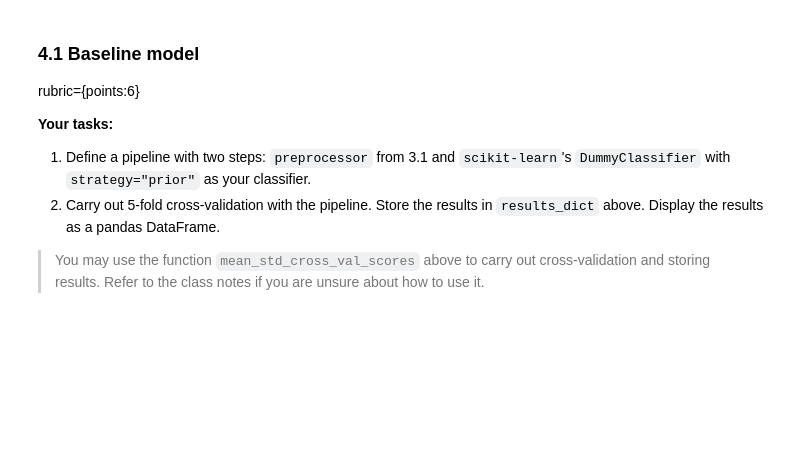
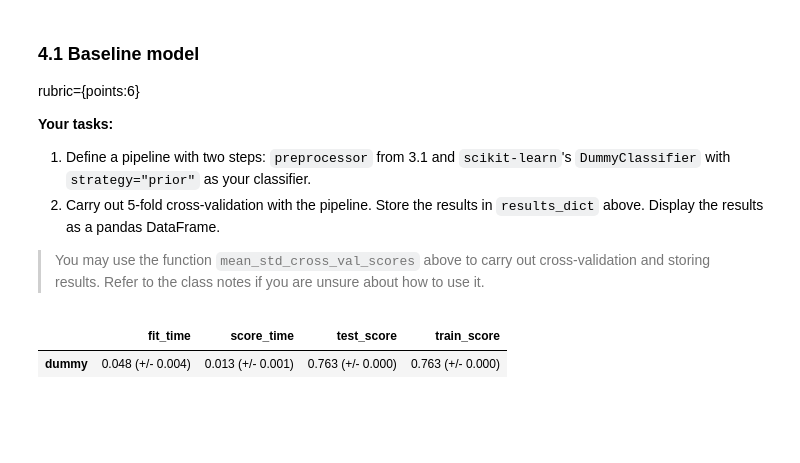
Before and after one commit to SilentM/cpsc330-2021W2, a Jupyter notebook: hw/hw3/hw3.ipynb, the cells around one changed output. Saved outputs shown, nothing was run; the diff lists cells and outputs as text; code cells hidden in the pictures; blank space fills up the shorter version.

```diff
--- a/hw/hw3/hw3.ipynb
+++ b/hw/hw3/hw3.ipynb
@@ -376,6 +376,15 @@ rubric={points:6}
 2. Carry out 5-fold cross-validation with the pipeline. Store the results in `results_dict` above. Display the results as a pandas DataFrame.
 
 > You may use the function `mean_std_cross_val_scores` above to carry out cross-validation and storing results. Refer to the class notes if you are unsure about how to use it.
+# %%
+base_pipe = make_pipeline(preprocessor, DummyClassifier(strategy="prior"))
+base_pipe
+
+results_dict["dummy"] = mean_std_cross_val_scores(base_pipe, X_train, y_train, cv=5, return_train_score=True)
+pd.DataFrame(results_dict).T
+# %% [output]
+|  | fit_time | score_time | test_score | train_score |
+| dummy | 0.048 (+/- 0.004) | 0.013 (+/- 0.001) | 0.763 (+/- 0.000) | 0.763 (+/- 0.000) |
 # %% [markdown]
 <br><br>
 # %% [markdown]
```
Also changed, not shown: parts of 13 cells of this notebook.
